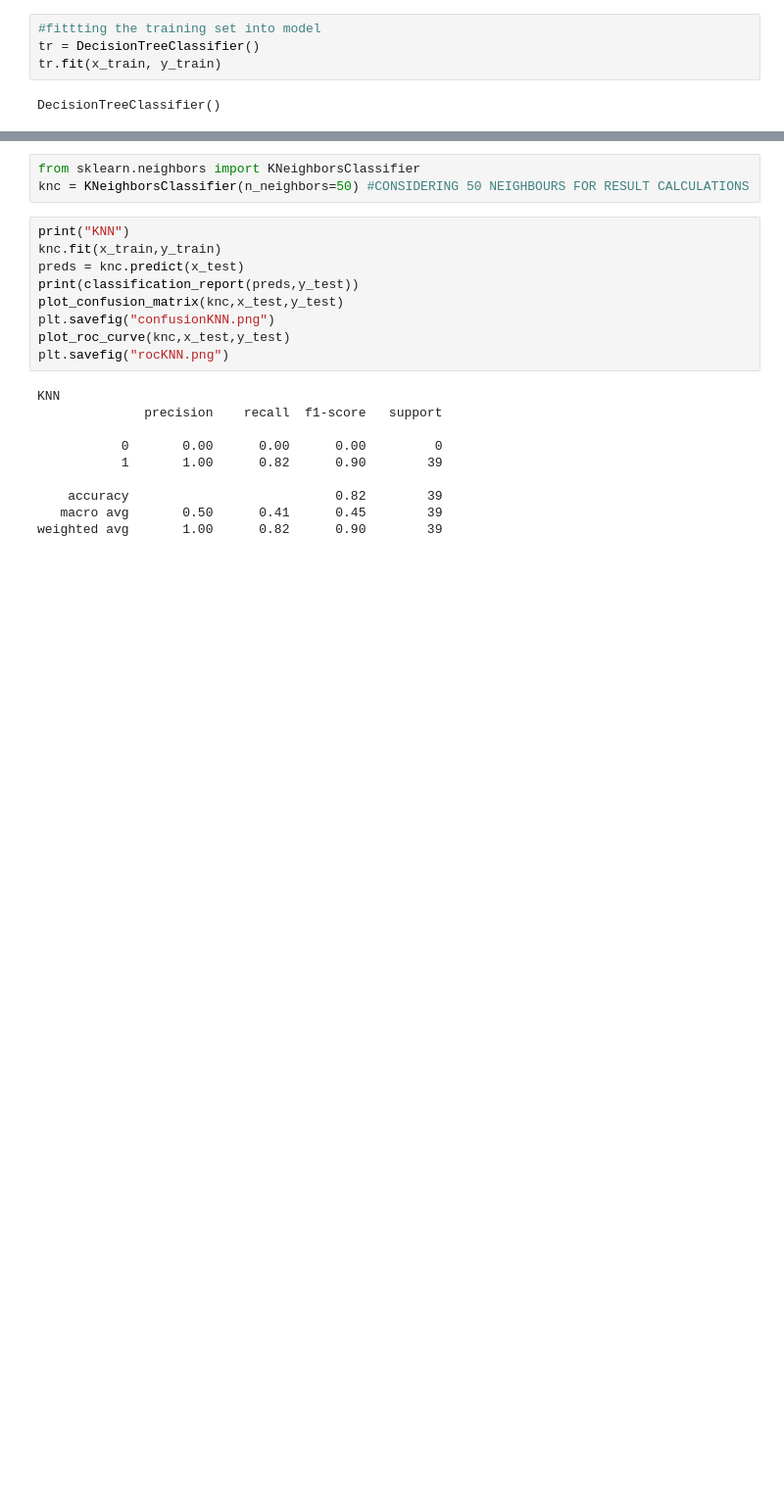
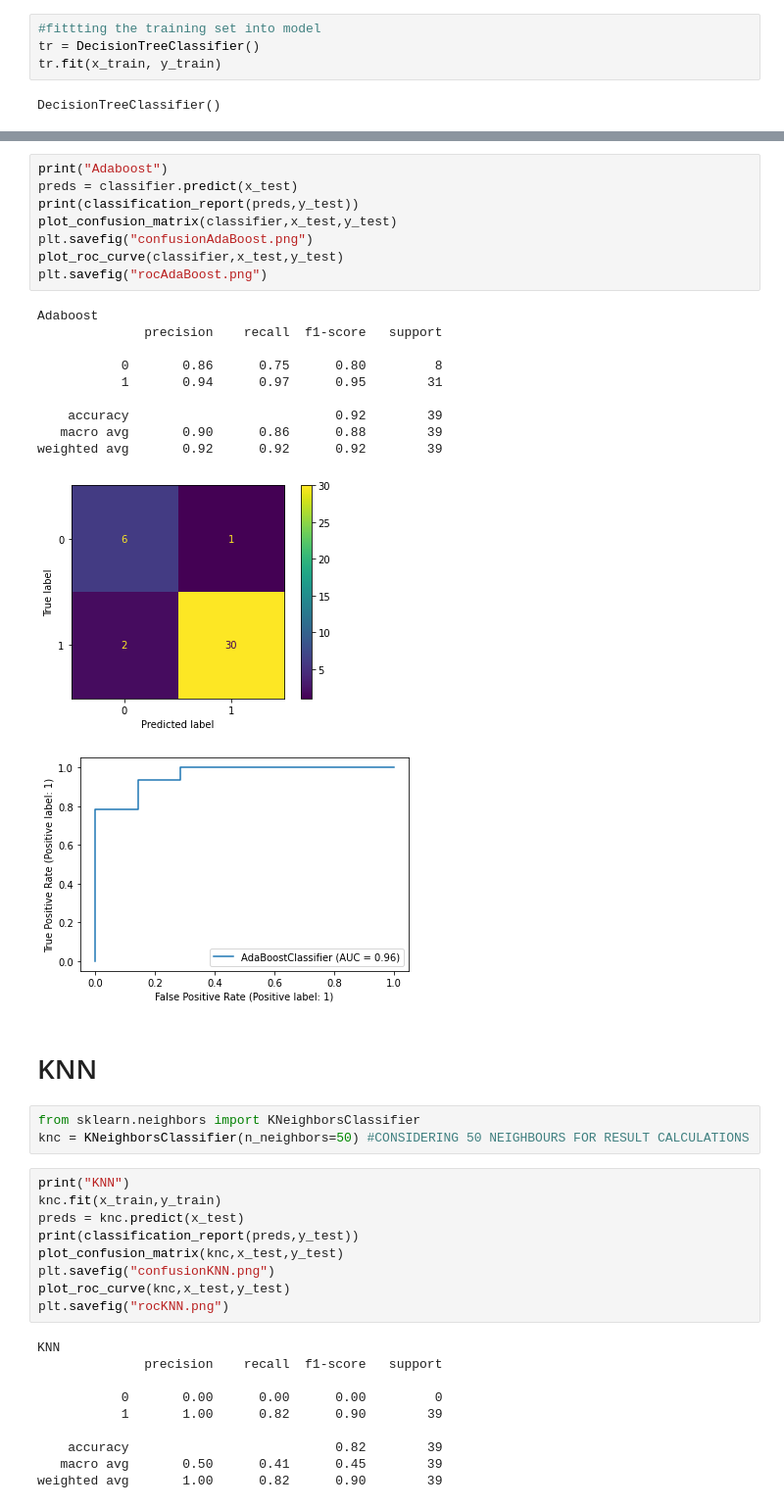
Before and after one commit to Priya29satya07/miniproject_1, a Jupyter notebook: parkinson_mini_1.ipynb, the cells around one changed output, grey strips where cells are left out. Shown at 98% size. Drawn from its saved outputs; the diff is of its cells as text; blank space fills up the shorter version.

```diff
--- a/parkinson_mini_1.ipynb
+++ b/parkinson_mini_1.ipynb
@@ -134,3 +222,25 @@ weighted avg       0.89      0.90      0.89        39
+# %%
+print("Adaboost")
+preds = classifier.predict(x_test)
+print(classification_report(preds,y_test))
+plot_confusion_matrix(classifier,x_test,y_test)
+plt.savefig("confusionAdaBoost.png")
+plot_roc_curve(classifier,x_test,y_test)
+plt.savefig("rocAdaBoost.png")
+# %% [output]
+Adaboost
+              precision    recall  f1-score   support
+
+           0       0.86      0.75      0.80         8
+           1       0.94      0.97      0.95        31
+
+    accuracy                           0.92        39
+   macro avg       0.90      0.86      0.88        39
+weighted avg       0.92      0.92      0.92        39
+[figure, added]
+[figure, added]
+# %% [markdown]
+# KNN
 # %%
 from sklearn.neighbors import KNeighborsClassifier
 knc = KNeighborsClassifier(n_neighbors=50) #CONSIDERING 50 NEIGHBOURS FOR RESULT CALCULATIONS
```
Also changed, not shown: parts of 24 cells of this notebook.
